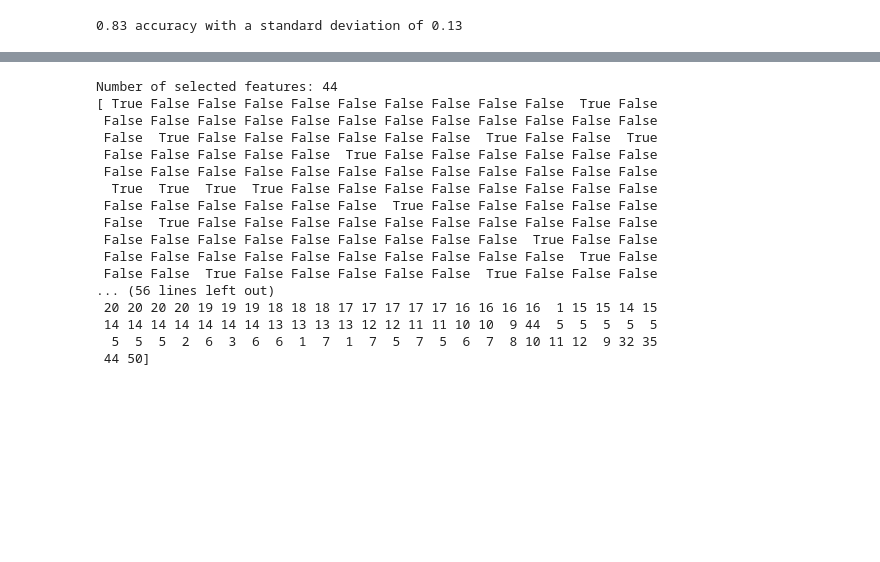
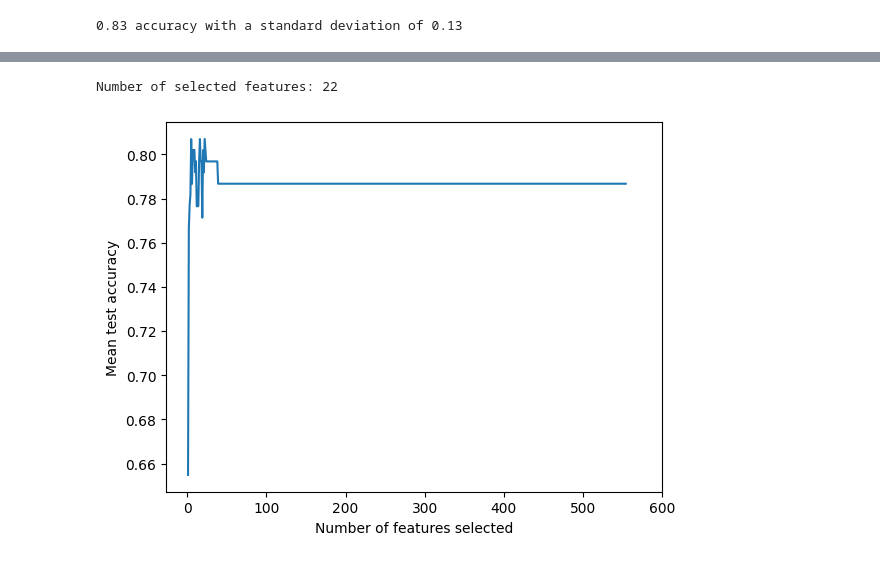
Before and after one commit to InfectionMedicineProteomics/DPKS, a Jupyter notebook: notebooks/classifier.ipynb, the cells around one changed output, grey strips where cells are left out. Cells and saved outputs as stored; diff of their text form; code cells hidden in the pictures; blank space fills up the shorter version.

```diff
--- a/notebooks/classifier.ipynb
+++ b/notebooks/classifier.ipynb
@@ -33,20 +34,24 @@ shap.summary_plot(clf.shap_values, clf.X, max_display=5, feature_names = quantif
-# %%
-clf.recursive_feature_elimination()
-# %% [output]
-Number of selected features: 44
-[ True False False False False False False False False False  True False
- False False False False False False False False False False False False
- False  True False False False False False False  True False False  True
- False False False False False  True False False False False False False
- False False False False False False False False False False False False
-  True  True  True  True False False False False False False False False
- False False False False False False  True False False False False False
- False  True False False False False False False False False False False
- False False False False False False False False False  True False False
- False False False False False False False False False False  True False
- False False  True False False False False False  True False False False
-... (56 lines left out)
- 20 20 20 20 19 19 19 18 18 18 17 17 17 17 17 16 16 16 16  1 15 15 14 15
- 14 14 14 14 14 14 14 13 13 13 13 12 12 11 11 10 10  9 44  5  5  5  5  5
-  5  5  5  2  6  3  6  6  1  7  1  7  5  7  5  6  7  8 10 11 12  9 32 35
- 44 50]
+# %%
+min_features_to_select = 1
+step=1
+rfe_results = clf.recursive_feature_elimination(quantified_data, min_features_to_select = min_features_to_select, step=step)
+# %% [output]
+Number of selected features: 22
+# %%
+import matplotlib.pyplot as plt
+
+n_scores = len(rfe_results["mean_test_score"])
+
+plt.figure()
+plt.xlabel("Number of features selected")
+plt.ylabel("Mean test accuracy")
+plt.plot(
+    range(min_features_to_select, n_scores+min_features_to_select),
+    rfe_results["mean_test_score"],
+
+)
+plt.xticks(plt.xticks()[0][1:],
+           labels=[int(_)*step for _ in plt.xticks()[0][1:]])
+plt.show()
+# %% [output]
+[figure, added]
```
Also changed, not shown: parts of 2 cells of this notebook, 1 other file.
